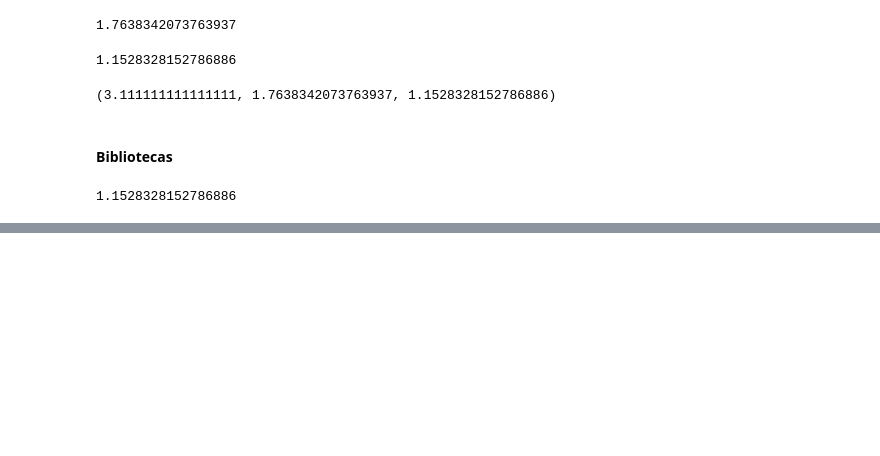
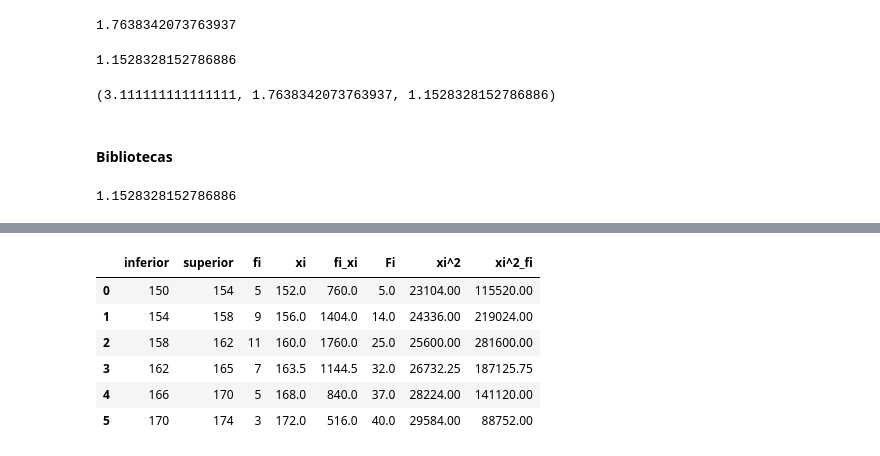
Before and after one commit to AlissonRaphael/statistics_for_data_science_and_machine_learning, a Jupyter notebook: 5_medidas_posicao_dispersao/variancia_desvio_coeficiente.ipynb, the cells around one changed output, grey strips where cells are left out. Cells and saved outputs as stored; diff of their text form; code cells hidden in the pictures; blank space fills up the shorter version.

```diff
--- a/5_medidas_posicao_dispersao/variancia_desvio_coeficiente.ipynb
+++ b/5_medidas_posicao_dispersao/variancia_desvio_coeficiente.ipynb
@@ -149,0 +195,3 @@ stats.variation(dados_impar) * 100
+# %%
+dataset['Fi'] = 0
+dataset
@@ -149,0 +206,8 @@ stats.variation(dados_impar) * 100
+# %%
+frequencia_acumulada = []
+acumulado = 0
+for i in range(len(dataset)):
+    acumulado += dataset.values[i, 2]
+    frequencia_acumulada.append(acumulado)
+
+frequencia_acumulada
@@ -149,0 +216,3 @@ stats.variation(dados_impar) * 100
+# %%
+dataset['Fi'] = frequencia_acumulada
+dataset
@@ -149,0 +227,3 @@ stats.variation(dados_impar) * 100
+# %%
+dataset['xi^2'] = dataset['xi'] * dataset['xi']
+dataset
@@ -149,0 +238,11 @@ stats.variation(dados_impar) * 100
+# %%
+dataset['xi^2_fi'] = dataset['xi^2'] * dataset['fi']
+dataset
+# %% [output]
+|  | inferior | superior | fi | xi | fi_xi | Fi | xi^2 | xi^2_fi |
+| 0 | 150 | 154 | 5 | 152.0 | 760.0 | 5.0 | 23104.00 | 115520.00 |
+| 1 | 154 | 158 | 9 | 156.0 | 1404.0 | 14.0 | 24336.00 | 219024.00 |
+| 2 | 158 | 162 | 11 | 160.0 | 1760.0 | 25.0 | 25600.00 | 281600.00 |
+| 3 | 162 | 165 | 7 | 163.5 | 1144.5 | 32.0 | 26732.25 | 187125.75 |
+| 4 | 166 | 170 | 5 | 168.0 | 840.0 | 37.0 | 28224.00 | 141120.00 |
+| 5 | 170 | 174 | 3 | 172.0 | 516.0 | 40.0 | 29584.00 | 88752.00 |
```
Also changed, not shown: parts of 14 cells of this notebook.
